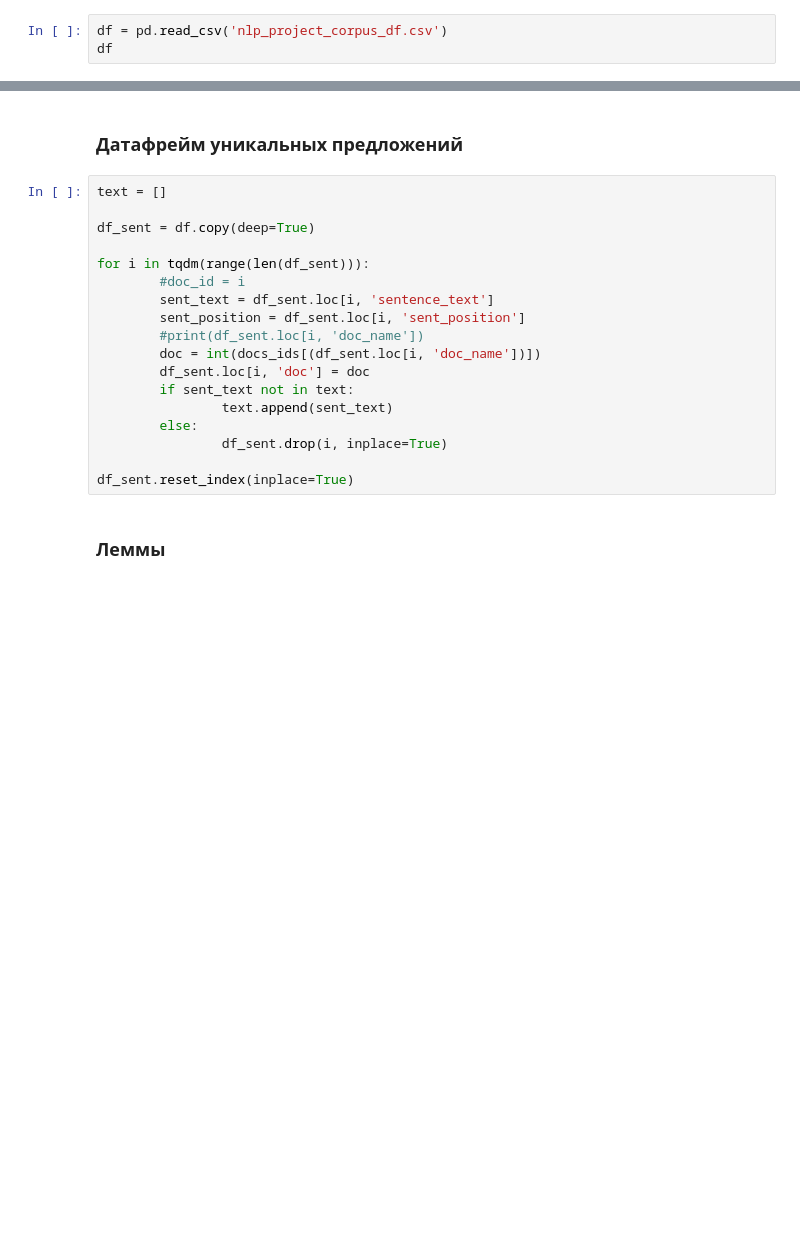
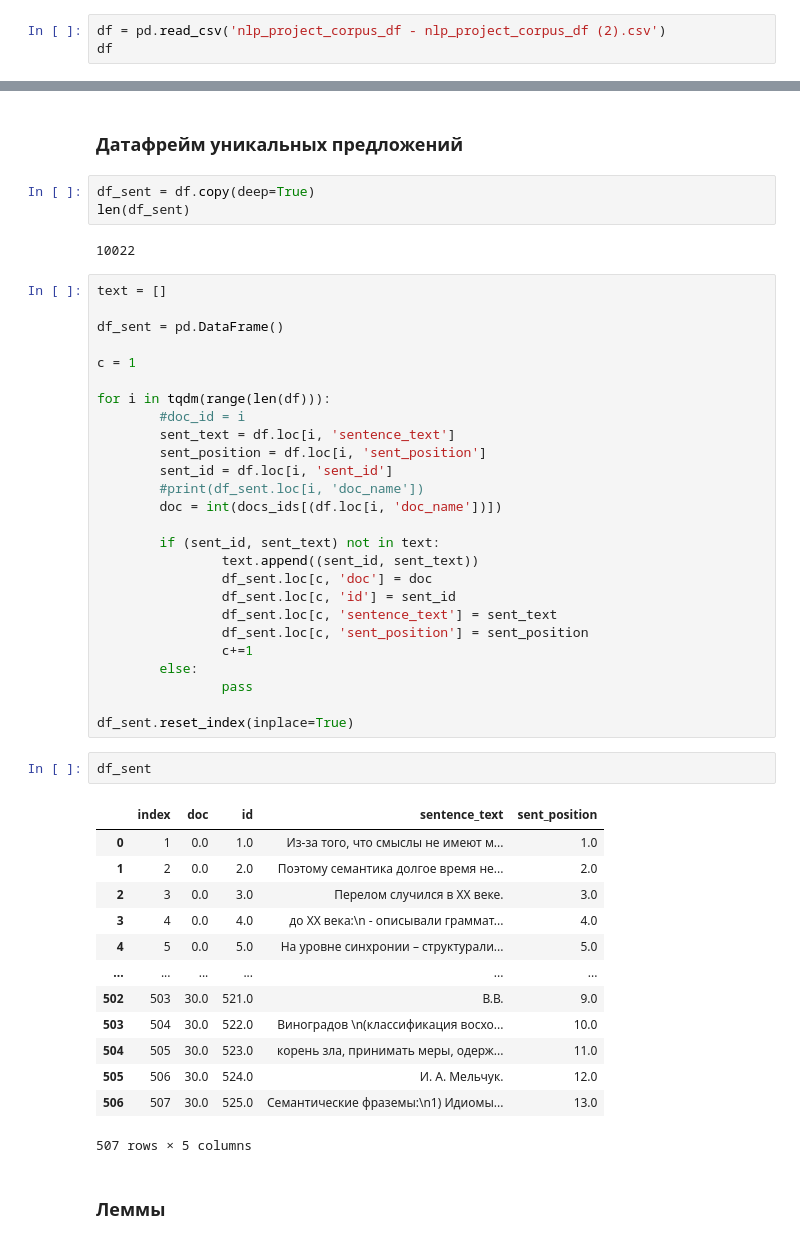
Before and after one commit to mooshaaa/corpus_sem_notes, a Jupyter notebook: database creation/db_creating_v3.ipynb, the cells around one changed output, grey strips where cells are left out. Cells and saved outputs as stored; diff of their text form; blank space fills up the shorter version.

```diff
--- a/database creation/db_creating_v3.ipynb
+++ b/database creation/db_creating_v3.ipynb
@@ -82,7 +84,7 @@ if __name__ == "__main__":
 # %% [markdown]
 Общий датафрейм содержит всю информацию, которая нужна, но его элементарная единица -- это словоформа. Поэтому придется убрать дублирование предложений и документов.
 # %%
-df = pd.read_csv('nlp_project_corpus_df.csv')
+df = pd.read_csv('nlp_project_corpus_df - nlp_project_corpus_df (2).csv')
 df
 # %% [output]
 |  | gender | doc_id | doc_name | doc_text | sent_id | sentence_text | sent_position | word_id | word | ... |
@@ -144,24 +146,53 @@ docs_ids
  'Грамматика конструкций.': 30}
 # %% [markdown]
 ### Датафрейм уникальных предложений
+# %%
+df_sent = df.copy(deep=True)
+len(df_sent)
+# %% [output]
+10022
 # %%
 text = []
 
-df_sent = df.copy(deep=True)
+df_sent = pd.DataFrame()
 
-for i in tqdm(range(len(df_sent))):
+c = 1
+
+for i in tqdm(range(len(df))):
         #doc_id = i
-        sent_text = df_sent.loc[i, 'sentence_text']
-        sent_position = df_sent.loc[i, 'sent_position']
+        sent_text = df.loc[i, 'sentence_text']
+        sent_position = df.loc[i, 'sent_position']
+        sent_id = df.loc[i, 'sent_id']
         #print(df_sent.loc[i, 'doc_name'])
-        doc = int(docs_ids[(df_sent.loc[i, 'doc_name'])])
-        df_sent.loc[i, 'doc'] = doc
-        if sent_text not in text:
-                text.append(sent_text)
+        doc = int(docs_ids[(df.loc[i, 'doc_name'])])
+
+        if (sent_id, sent_text) not in text:
+                text.append((sent_id, sent_text))
+                df_sent.loc[c, 'doc'] = doc
+                df_sent.loc[c, 'id'] = sent_id
+                df_sent.loc[c, 'sentence_text'] = sent_text
+                df_sent.loc[c, 'sent_position'] = sent_position
+                c+=1
         else:
-                df_sent.drop(i, inplace=True)
+                pass
 
 df_sent.reset_index(inplace=True)
+# %%
+df_sent
+# %% [output]
+|  | index | doc | id | sentence_text | sent_position |
+| 0 | 1 | 0.0 | 1.0 | Из-за того, что смыслы не имеют м... | 1.0 |
+| 1 | 2 | 0.0 | 2.0 | Поэтому семантика долгое время не... | 2.0 |
+| 2 | 3 | 0.0 | 3.0 | Перелом случился в XX веке. | 3.0 |
+| 3 | 4 | 0.0 | 4.0 | до XX века:\n - описывали граммат... | 4.0 |
+| 4 | 5 | 0.0 | 5.0 | На уровне синхронии – структурали... | 5.0 |
+| ... | ... | ... | ... | ... | ... |
+| 502 | 503 | 30.0 | 521.0 | В.В. | 9.0 |
+| 503 | 504 | 30.0 | 522.0 | Виноградов \n(классификация восхо... | 10.0 |
+| 504 | 505 | 30.0 | 523.0 | корень зла, принимать меры, одерж... | 11.0 |
+| 505 | 506 | 30.0 | 524.0 | И. А. Мельчук. | 12.0 |
+| 506 | 507 | 30.0 | 525.0 | Семантические фраземы:\n1) Идиомы... | 13.0 |
+507 rows × 5 columns
 # %% [markdown]
 ### Леммы
 # %%
```
Also changed, not shown: parts of 9 cells of this notebook, 1 other file.
